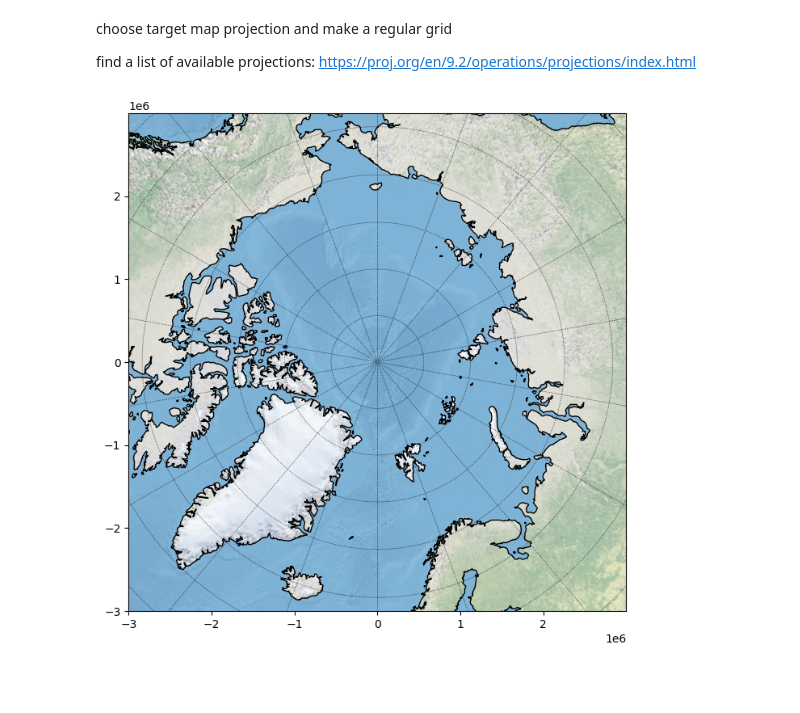
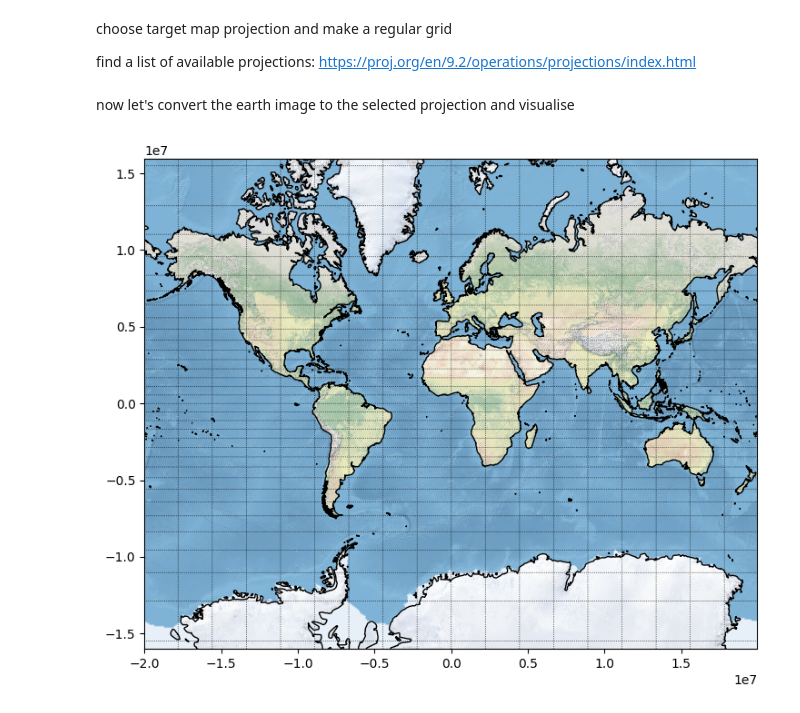
Before and after one commit to nansencenter/NEDAS, a Jupyter notebook: tutorials/map_projection.ipynb, the cells around one changed output. Saved outputs shown, nothing was run; the diff lists cells and outputs as text; code cells hidden in the pictures; blank space fills up the shorter version.

Commit message:
new proj

```diff
--- a/tutorials/map_projection.ipynb
+++ b/tutorials/map_projection.ipynb
@@ -6,8 +9,6 @@ from grid import Grid, Converter, regular_grid
 # %%
-##an image of global earth land and ocean features
-##downloaded form www.naturalearthdata.com/download/50m/raster/NE1_50M_SR_W.zip
 ds = 5 ##down sample to reduce memory load here
-im = plt.imread('/scratch/NE1_50M_SR_W.tif')[::ds, ::ds, :]
+im = plt.imread('/Users/yueng/scratch/NE1_50M_SR_W.tif')[::ds, ::ds, :]
 # %%
 ##the coordinates for im
 dx = 360./10800*ds
@@ -39,2 +40,10 @@ grid1 = Grid(proj1, x1, y1, cache_land=True)
 figsize = (8,10)
+# %%
+##4. orthographic (satellite view)
+proj1 = pyproj.Proj("+proj=ortho +lon_0=0 +lat_0=-60")
+x1, y1 = regular_grid(-7e6, 7e6, -7e6, 7e6, dx=1e4)
+grid1 = Grid(proj1, x1, y1)
+figsize = (10, 10)
+# %% [markdown]
+now let's convert the earth image to the selected projection and visualise
 # %%
@@ -47,10 +56,10 @@ for i in range(3):
 # %%
 ##draw the earth image in proj1
 fig, ax = plt.subplots(1, 1, figsize=figsize)
 
 ##note: imshow has y direction reversed
 ##use extent=[] to set the right coordinates for imshow
-ax.imshow(im1[::-1, :, :], extent=[np.min(grid1.x), np.max(grid1.x), np.min(grid1.y), np.max(grid1.y)])
+ax.imshow(im1, origin='lower', extent=[grid1.xmin, grid1.xmax, grid1.ymin, grid1.ymax])
 grid1.plot_land(ax)
 # %% [output]
-[figure, old version]
+[figure, new version]
```
Also changed, not shown: parts of 6 cells of this notebook.
